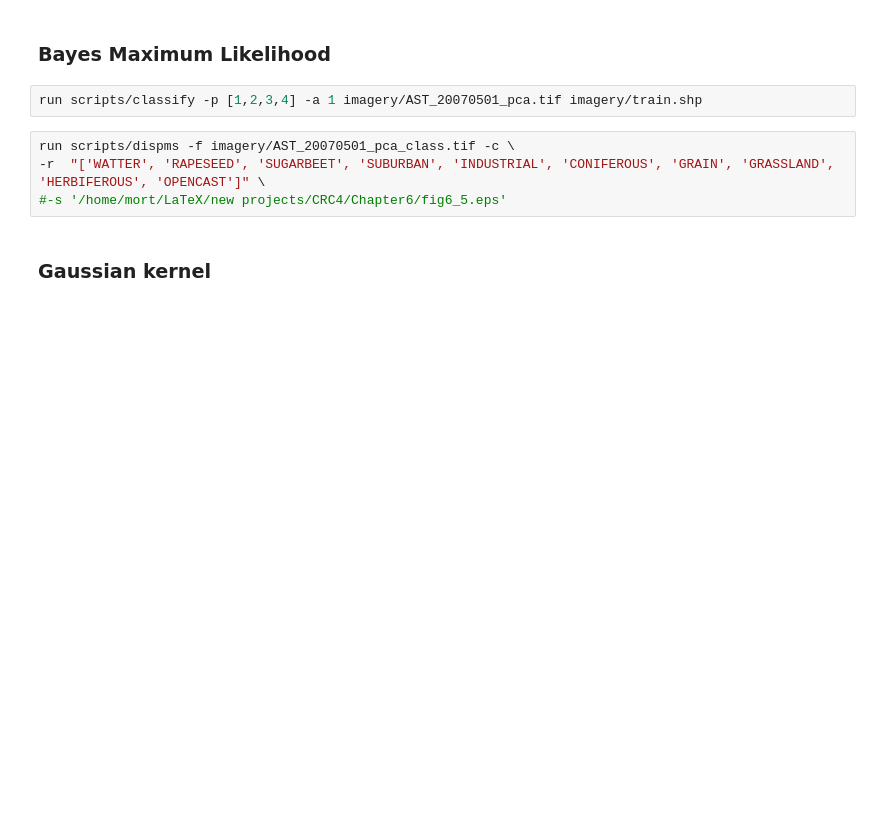
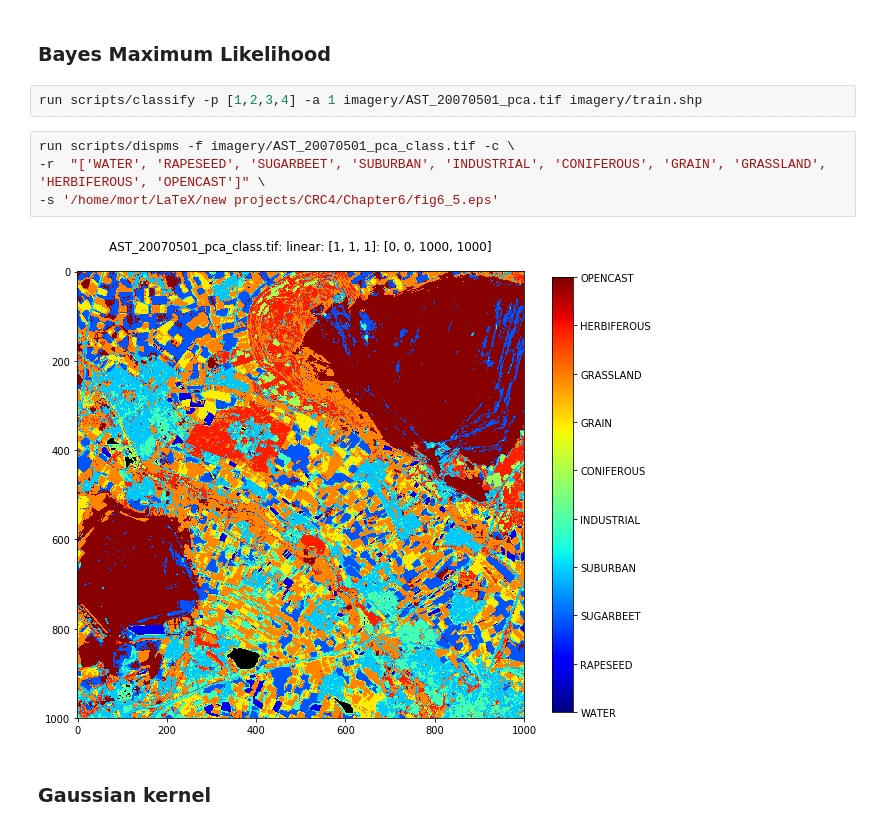
Before and after one commit to rsip/CRC4Docker, a Jupyter notebook: src/Chapter6.ipynb, the cells around one changed output. Cells and saved outputs as stored; diff of their text form; blank space fills up the shorter version.

```diff
--- a/src/Chapter6.ipynb
+++ b/src/Chapter6.ipynb
@@ -100,8 +106,10 @@ disp.Image(url=url)
 run scripts/classify -p [1,2,3,4] -a 1 imagery/AST_20070501_pca.tif imagery/train.shp
 # %%
 run scripts/dispms -f imagery/AST_20070501_pca_class.tif -c \
--r  "['WATTER', 'RAPESEED', 'SUGARBEET', 'SUBURBAN', 'INDUSTRIAL', 'CONIFEROUS', 'GRAIN', 'GRASSLAND', 'HERBIFEROUS', 'OPENCAST']" \
-#-s '/home/mort/LaTeX/new projects/CRC4/Chapter6/fig6_5.eps'
+-r  "['WATER', 'RAPESEED', 'SUGARBEET', 'SUBURBAN', 'INDUSTRIAL', 'CONIFEROUS', 'GRAIN', 'GRASSLAND', 'HERBIFEROUS', 'OPENCAST']" \
+-s '/home/mort/LaTeX/new projects/CRC4/Chapter6/fig6_5.eps'
+# %% [output]
+[figure, added]
 # %% [markdown]
 ### Gaussian kernel
 # %%
```
Also changed, not shown: parts of 14 cells of this notebook, 20 other files.
